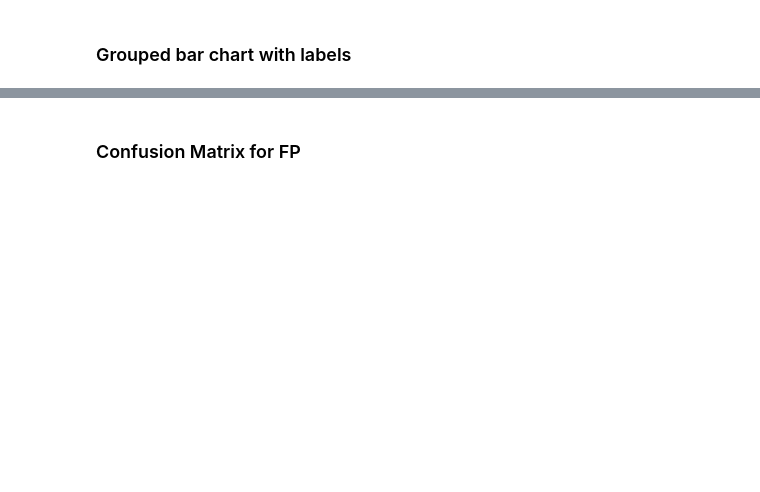
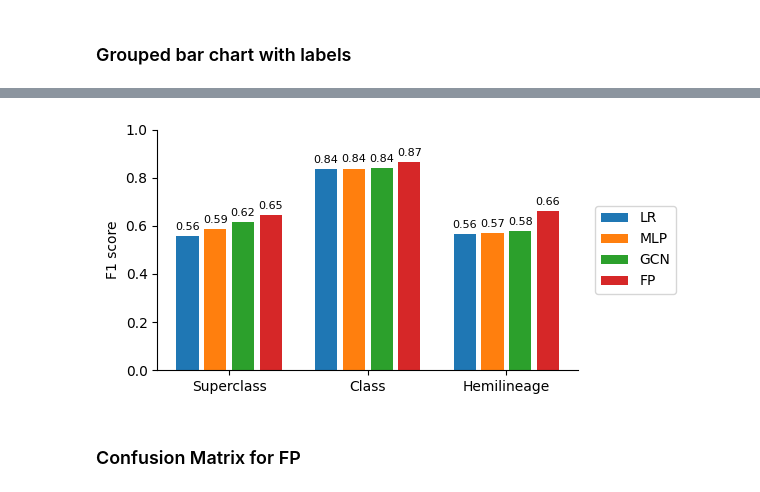
Before and after one commit to ernestoBocini/Drosophila-Brain-Wiring-Diagram-GAT, a Jupyter notebook: notebooks/model_comparison.ipynb, the cells around one changed output, grey strips where cells are left out. Saved outputs shown, nothing was run; the diff lists cells and outputs as text; code cells hidden in the pictures; blank space fills up the shorter version.

```diff
--- a/notebooks/model_comparison.ipynb
+++ b/notebooks/model_comparison.ipynb
@@ -108,3 +90,37 @@ FP
+# %%
+f1s = {}
+for model in results_both["model"].unique():
+    sel_df = results_both[results_both["model"] == model].set_index("pred_target")
+    f1s[model.upper()] = list(sel_df.loc[tasks]["f1"])
+
+x = np.arange(len(tasks))  # the label locations
+width = 0.2  # the width of the bars
+multiplier = 1
+
+fig, ax = plt.subplots(figsize=(6, 3), tight_layout=True)
+
+for attribute, measurement in f1s.items():
+    # print(attribute)
+    # print(measurement)
+    offset = width * multiplier
+    # print(x )
+    rects = ax.bar(
+        x + offset, np.array(measurement), width * 0.8, label=attribute.upper()
+    )
+    ax.bar_label(rects, padding=3, fmt="%.2f", fontsize=8)
+    multiplier += 1
+
+# Add some text for labels, title and custom x-axis tick labels, etc.
+ax.set_ylabel('F1 score')
+ax.set_xticks(x + width * 2.5, [x.replace("_", "").title() for x in tasks])
+ax.legend(bbox_to_anchor=(1.04, 0.5), loc="center left", borderaxespad=0)
+ax.set_ylim(0, 1)
+sns.despine()
+
+plt.savefig("../figs/f1_bar.pdf")
+plt.show()
+# %% [output]
+[figure, added]
 # %% [markdown]
 ### Confusion Matrix for FP
 # %%
```
Also changed, not shown: parts of 6 cells of this notebook.
